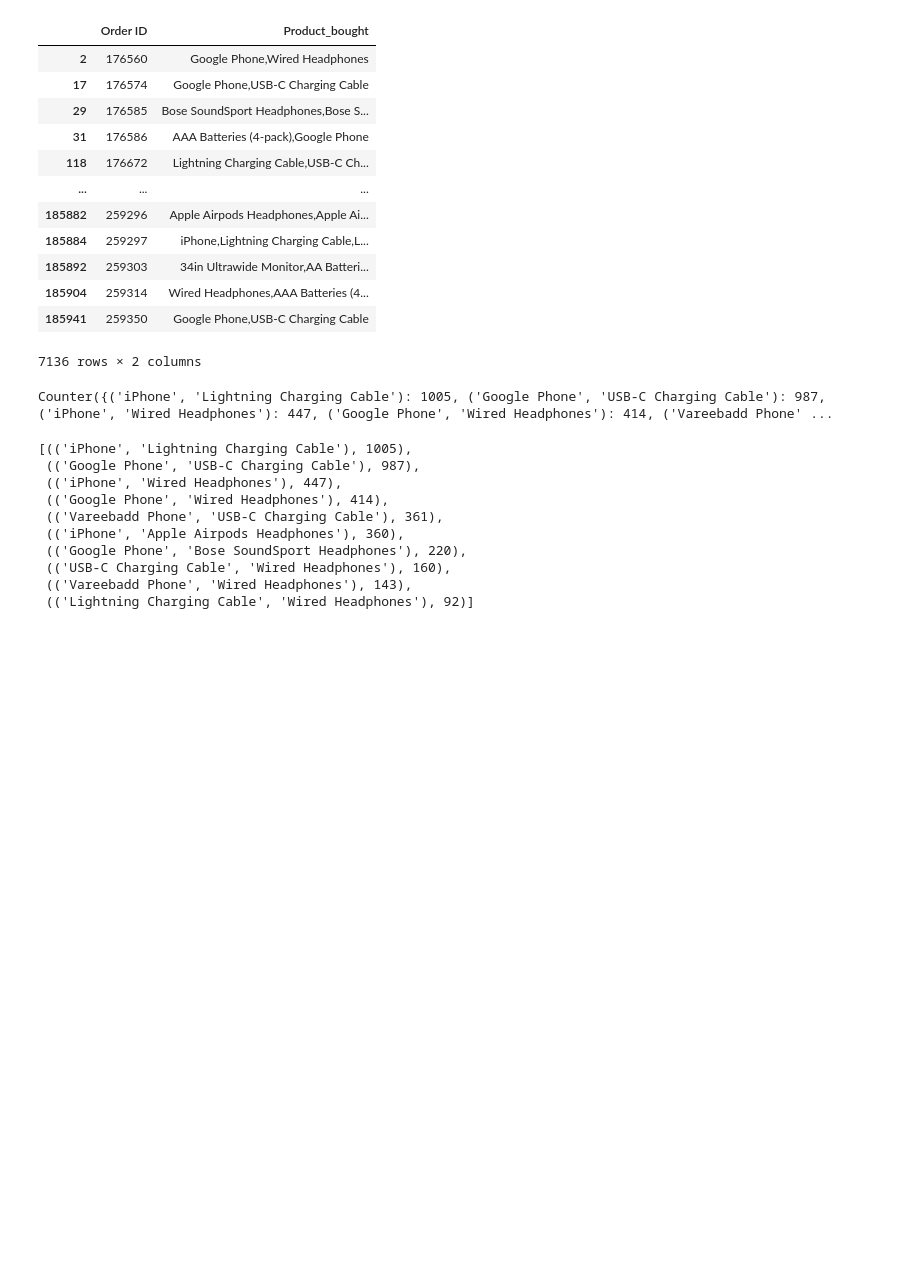
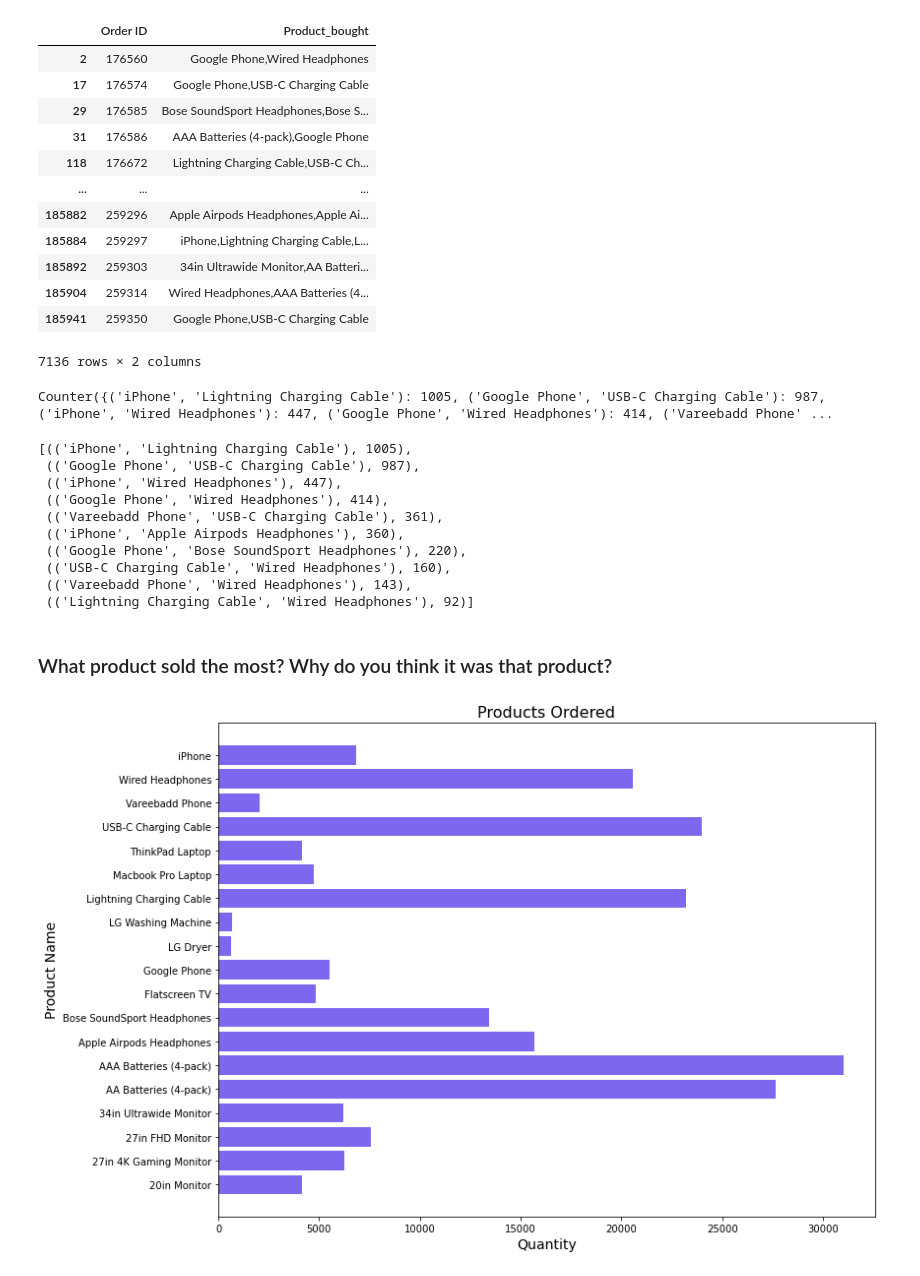
Before and after one commit to aclao89/Sales_Business, a Jupyter notebook: Sales Business .ipynb, the cells around one changed output. Saved outputs shown, nothing was run; the diff lists cells and outputs as text; code cells hidden in the pictures; blank space fills up the shorter version.

```diff
--- a/Sales Business .ipynb
+++ b/Sales Business .ipynb
@@ -464,3 +464,20 @@ Counter({('iPhone', 'Lightning Charging Cable'): 1005, ('Google Phone', 'USB-C C
  (('USB-C Charging Cable', 'Wired Headphones'), 160),
  (('Vareebadd Phone', 'Wired Headphones'), 143),
  (('Lightning Charging Cable', 'Wired Headphones'), 92)]
+# %% [markdown]
+### What product sold the most? Why do you think it was that product?
+# %%
+all_product = cleaned_df.groupby('Product')
+quantity_ordered = all_product.sum()['Quantity Ordered']
+
+products = [product for product, df in all_product]
+plt.figure(figsize=(12,8))
+
+plt.barh(products, quantity_ordered, color = 'mediumslateblue')
+plt.title('Products Ordered', fontsize= 16)
+plt.xlabel('Quantity', fontsize=14)
+plt.ylabel('Product Name', fontsize=14)
+plt.tight_layout()
+plt.savefig('./Images/products_ordered.jpg')
+# %% [output]
+[figure, added]
```
Also changed, not shown: parts of 1 cell of this notebook.
